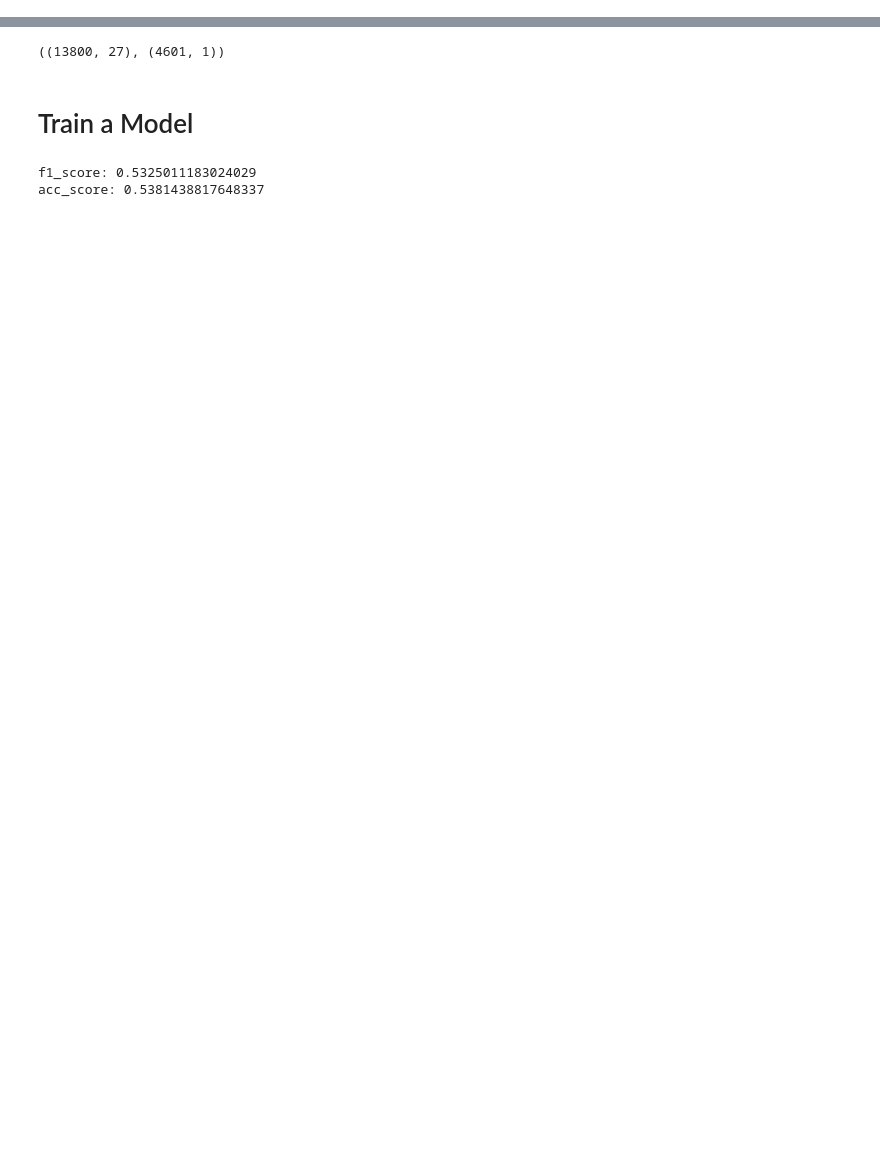
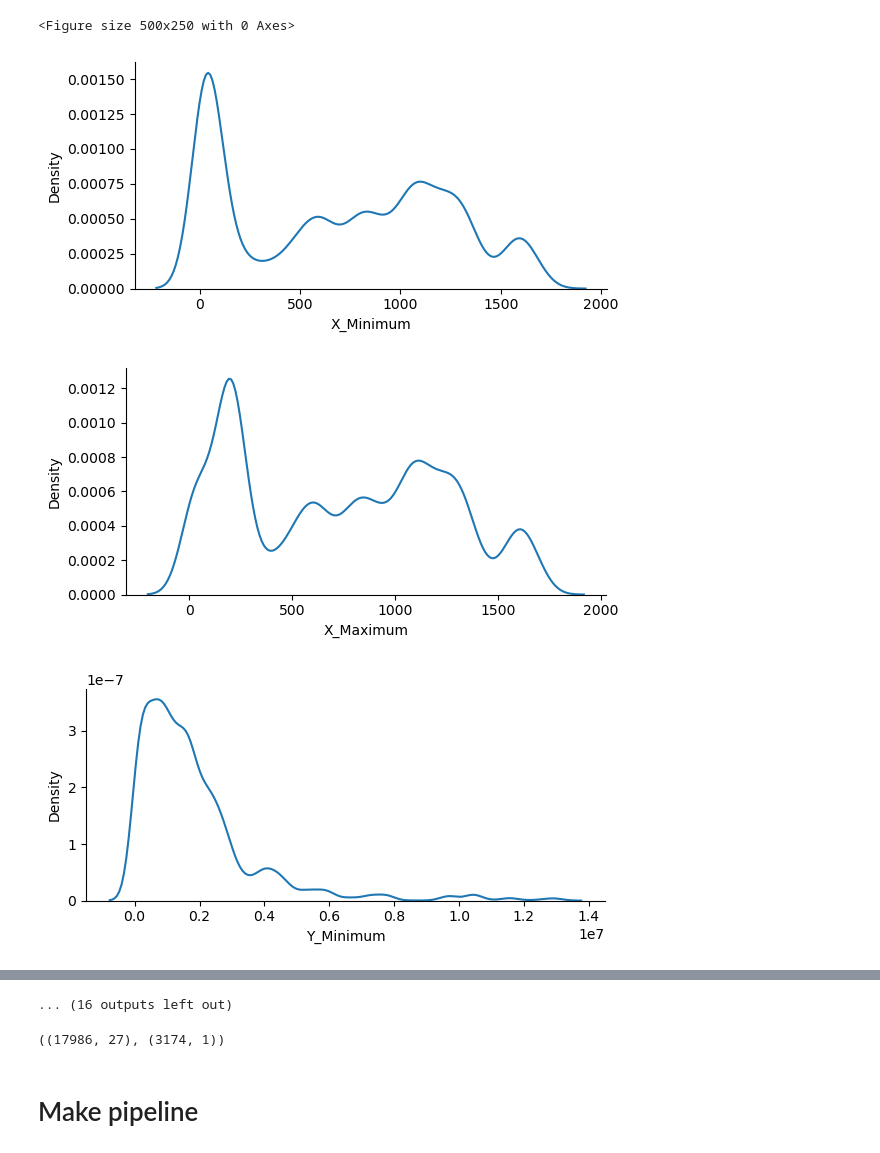
Before and after one commit to mohammadrezahosseini1999/PlayGround-Competition, a Jupyter notebook: Steel Plate Defect Prediction/Exp1.ipynb, the cells around one changed output, grey strips where cells are left out. Drawn from its saved outputs; the diff is of its cells as text; code cells hidden in the pictures; blank space fills up the shorter version.

```diff
--- a/Steel Plate Defect Prediction/Exp1.ipynb
+++ b/Steel Plate Defect Prediction/Exp1.ipynb
@@ -185,32 +38,12 @@ Index(['delta_X', 'delta_Y', 'delta_Lum', 'Pixels_Areas', 'X_Perimeter',
 # %%
-X = train_dropna[['Pixels_Areas',
+X = df[['X_Minimum', 'X_Maximum', 'Y_Minimum', 'Y_Maximum', 'Pixels_Areas',
        'X_Perimeter', 'Y_Perimeter', 'Sum_of_Luminosity',
-       'Length_of_Conveyer',
+       'Minimum_of_Luminosity', 'Maximum_of_Luminosity', 'Length_of_Conveyer',
        'TypeOfSteel_A300', 'TypeOfSteel_A400', 'Steel_Plate_Thickness',
        'Edges_Index', 'Empty_Index', 'Square_Index', 'Outside_X_Index',
        'Edges_X_Index', 'Edges_Y_Index', 'Outside_Global_Index', 'LogOfAreas',
        'Log_X_Index', 'Log_Y_Index', 'Orientation_Index', 'Luminosity_Index',
        'SigmoidOfAreas']]
 
-y = train_dropna[['target']]
+y = df[['Pastry', 'Z_Scratch', 'K_Scatch', 'Stains',
+       'Dirtiness', 'Bumps', 'Other_Faults']]
-# %%
-for col in X.columns:
-    Q3 = X[col].quantile(0.75)
-    Q1 = X[col].quantile(0.25)
-    IQR = Q3 - Q1
-    upper_cap = Q3 + 1.5*IQR
-    lower_cap = Q1 - 1.5*IQR
-
-    upper_flags = X[col] > upper_cap
-    lower_flags = X[col] < lower_cap
-
-    X[col][upper_flags] = upper_cap
-    X[col][lower_flags] = lower_cap
-
-fig, axes = plt.subplots(10, 3, figsize=(10,15))
-axes_flat = axes.flatten()
-
-for i, col in enumerate(X.columns):
-    ax = axes_flat[i]
-    ax.boxplot(X[col])
-    ax.set_title(col)
@@ -219,6 +50,3 @@ for i, col in enumerate(X.columns):
-# %%
-#mm = MinMaxScaler()
-#X_mm = mm.fit_transform(X)
-X = np.array(X)
-y = np.array(y)
-y = np.reshape(y, (len(y), 1))
+# %%
+X = X.astype('float64')
+X.info()
@@ -224,0 +71,9 @@ y = np.reshape(y, (len(y), 1))
+# %%
+plt.figure(figsize=(5, 2.5))
+for col in X.select_dtypes('float64'):
+    sns.displot(data=df, x=col, height=3, aspect=2, kind='kde')
+# %% [output]
+<Figure size 500x250 with 0 Axes>
+[figure, added]
+[figure, added]
+[figure, added]
@@ -224,0 +88 @@ y = np.reshape(y, (len(y), 1))
+... (16 outputs left out)
@@ -225,16 +97,7 @@ y = np.reshape(y, (len(y), 1))
 # %%
-x_train, x_valid, y_train, y_valid = train_test_split(X_st, y, test_size=0.25, random_state=2024)
+x_train, x_valid, y_train, y_valid = train_test_split(X, y, test_size=0.15, stratify=y, random_state=2)
 x_train.shape, y_valid.shape
 # %% [output]
-((13800, 27), (4601, 1))
+((17986, 27), (3174, 1))
-# %% [markdown]
-# Train a Model
-# %%
-mlp = MLPClassifier(hidden_layer_sizes=(54, 72, 36), alpha=0.01, learning_rate_init=0.01, random_state=42, max_iter=5000)
-mlp.fit(x_train, y_train.ravel())
-yhat = mlp.predict(x_valid)
-print('f1_score:', f1_score(y_valid, yhat, average='weighted'))
-print('acc_score:' ,accuracy_score(y_valid, yhat))
-# %% [output]
-f1_score: 0.5325011183024029
-acc_score: 0.5381438817648337
+# %% [markdown]
+# Make pipeline
```
Also changed, not shown: parts of 20 cells of this notebook, 3 other files.
